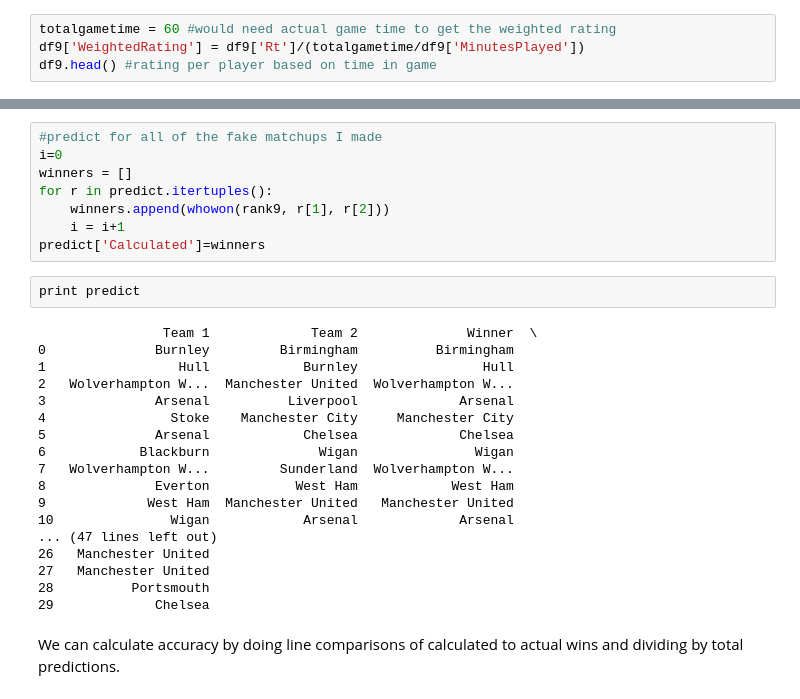
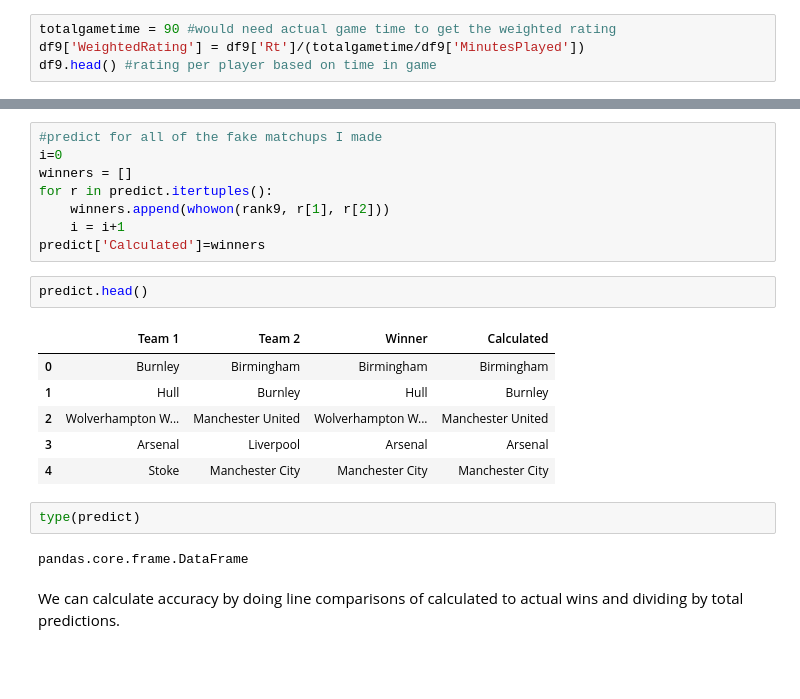
Before and after one commit to DistrictDataLabs/sports-project-1, a Jupyter notebook: Exploring Sports Data 2.ipynb, the cells around one changed output, grey strips where cells are left out. Saved outputs shown, nothing was run; the diff lists cells and outputs as text; blank space fills up the shorter version.

```diff
--- a/Exploring Sports Data 2.ipynb
+++ b/Exploring Sports Data 2.ipynb
@@ -79,7 +79,7 @@ print predict
 # %% [markdown]
 Using total game time and individual player ratings I generate a weighted rating for each player. So, this is assuming for a given game I know how much time they will play and/or know how much time they DID play and will use that to predict the overall rating to determine the win.
 # %%
-totalgametime = 60 #would need actual game time to get the weighted rating
+totalgametime = 90 #would need actual game time to get the weighted rating
 df9['WeightedRating'] = df9['Rt']/(totalgametime/df9['MinutesPlayed'])
 df9.head() #rating per player based on time in game
 # %% [output]
@@ -138,26 +138,19 @@ for r in predict.itertuples():
     winners.append(whowon(rank9, r[1], r[2]))
     i = i+1
 predict['Calculated']=winners
+# %%
+predict.head()
+# %% [output]
+|  | Team 1 | Team 2 | Winner | Calculated |
+| 0 | Burnley | Birmingham | Birmingham | Birmingham |
+| 1 | Hull | Burnley | Hull | Burnley |
+| 2 | Wolverhampton W... | Manchester United | Wolverhampton W... | Manchester United |
+| 3 | Arsenal | Liverpool | Arsenal | Arsenal |
+| 4 | Stoke | Manchester City | Manchester City | Manchester City |
 # %%
-print predict
+type(predict)
 # %% [output]
-                Team 1             Team 2              Winner  \
-0              Burnley         Birmingham          Birmingham
-1                 Hull            Burnley                Hull
-2   Wolverhampton W...  Manchester United  Wolverhampton W...
-3              Arsenal          Liverpool             Arsenal
-4                Stoke    Manchester City     Manchester City
-5              Arsenal            Chelsea             Chelsea
-6            Blackburn              Wigan               Wigan
-7   Wolverhampton W...         Sunderland  Wolverhampton W...
-8              Everton           West Ham            West Ham
-9             West Ham  Manchester United   Manchester United
-10               Wigan            Arsenal             Arsenal
-... (47 lines left out)
-26   Manchester United
-27   Manchester United
-28          Portsmouth
-29             Chelsea
+pandas.core.frame.DataFrame
 # %% [markdown]
 We can calculate accuracy by doing line comparisons of calculated to actual wins and dividing by total predictions.
 # %%
```
Also changed, not shown: parts of 1 cell of this notebook.
